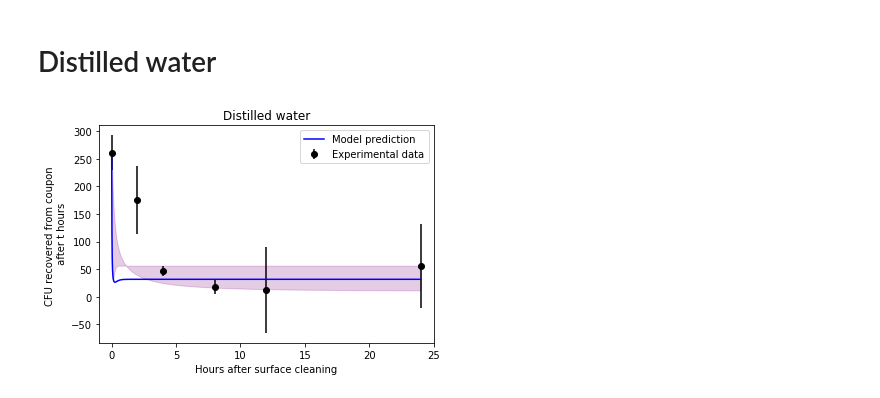
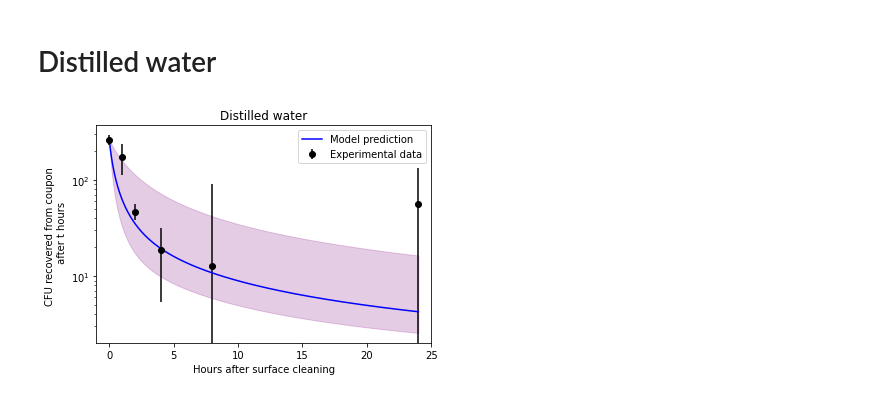
Before and after one commit to MarcoFelipeKing/Cleaning, a Jupyter notebook: Code/ABCCODE/Beth_ABC_plotting.ipynb, the cells around one changed output. Cells and saved outputs as stored; diff of their text form; code cells hidden in the pictures.

```diff
--- a/Code/ABCCODE/Beth_ABC_plotting.ipynb
+++ b/Code/ABCCODE/Beth_ABC_plotting.ipynb
@@ -175,39 +175,39 @@ Pmin=odeint(ode_model,initial_contamination,time_space,args=(df["r"].quantile(0.
 Pmax=odeint(ode_model,initial_contamination,time_space,args=(df["r"].quantile(0.95),df["C"].quantile(0.95),df["mu-distilled-water"].quantile(0.95),df["gamma-distilled-water"].quantile(0.95)))
 
 # create a vector of values between 0 and 6
-x = np.array([0,2,4,8,12,24])
+x = np.array([0,1,2,4,8,24])
 
 #Define new sd just for plotting to avoid SD value at 0
 s = Distilled_SD[0][0]
 measurement_data = Distilled_Means[0][0]#np.array([1200,134.0,202.0,294.0])
 
 #Plot errobars of experimental data
 plt.errorbar(x,measurement_data,yerr=s,fmt='o', color='black',label='Experimental data')
 
 #Plot the model prediction
 plt.plot(time_space,P,label="Model prediction",color='blue')
 
 #Plot confidence intervals around the model prediction
 
 plt.fill_between(time_space,np.concatenate(Pmin),np.concatenate(Pmax),alpha=0.2,color='purple')
 #plt.plot(time_space,Pmin,label="Model prediction",color='red')
 #plt.plot(time_space,Pmax,label="Model prediction",color='red')
 
 #plt.fill_between(x, np.array(map(operator.sub, P["Contamination"], Pmin["Contamination"])), np.array(map(operator.add, P["Contamination"], Pmax["Contamination"])), color='b', alpha=.1)
 plt.xlim(-1,25)
 #plt.ylim(1,300)
 plt.ylabel("CFU recovered from coupon \n after t hours")
-#plt.yscale("log")
+plt.yscale("log")
 plt.xlabel("Hours after surface cleaning")
 plt.legend(loc="upper right")
 plt.title("Distilled water")
 
 #save the plot
 plt.savefig("abc_prediction_BethExpt_distilled-water.png", dpi=600)
 
 plt.show()
 # %% [output]
-[figure, old version]
+[figure, new version]
 # %%
 
 
```
Also changed, not shown: parts of 5 cells of this notebook.
